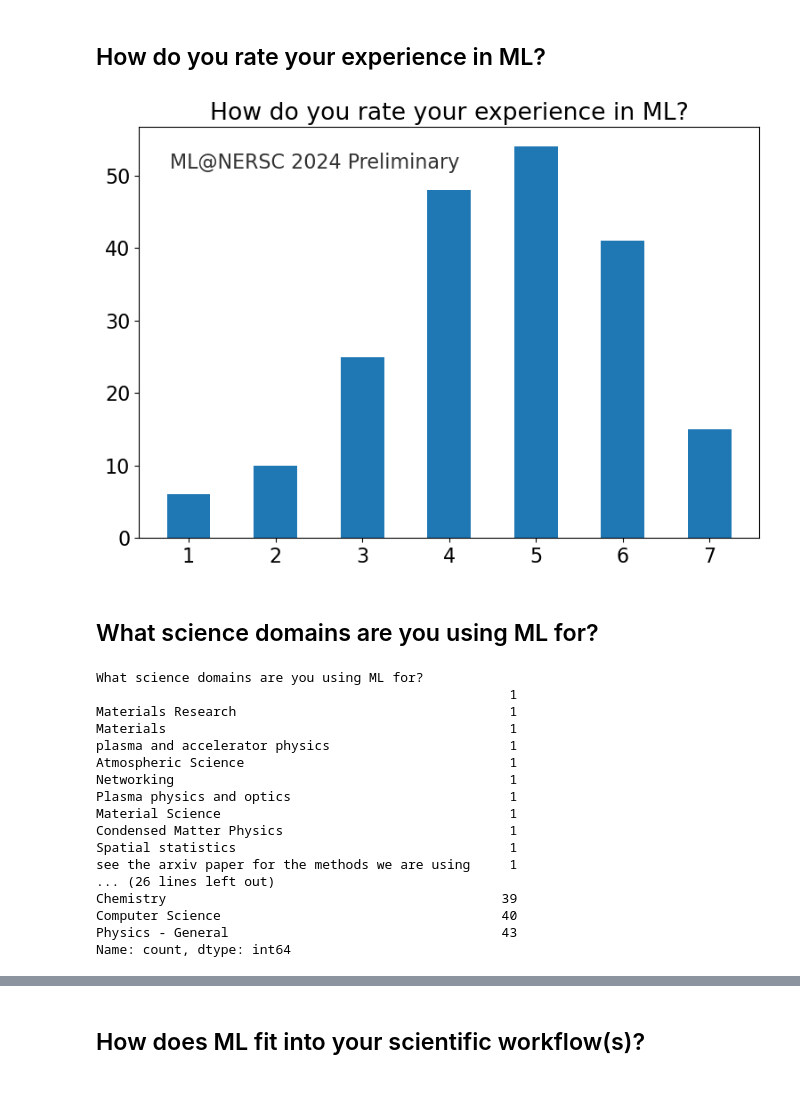
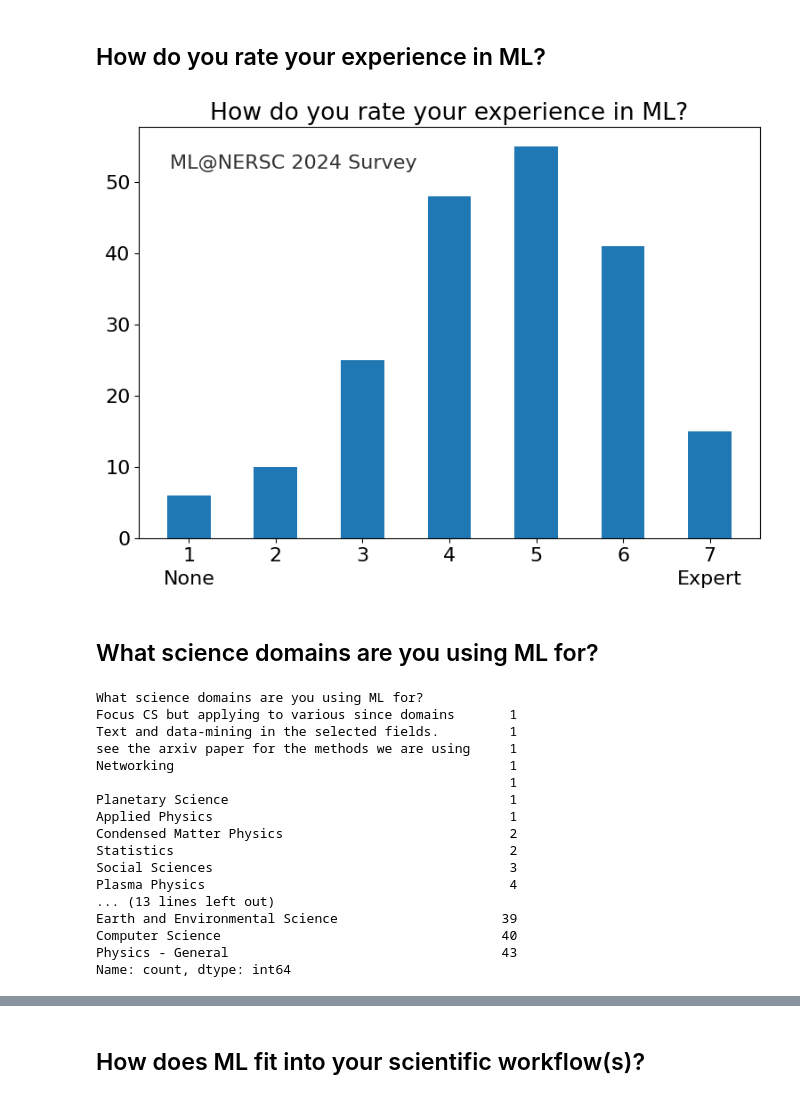
Before and after one commit to sparticlesteve/nersc-ml-survey, a Jupyter notebook: survey_analysis-2024.ipynb, the cells around one changed output, grey strips where cells are left out. Drawn from its saved outputs; the diff is of its cells as text; code cells hidden in the pictures.

Commit message:
update plots, save pdfs

```diff
--- a/survey_analysis-2024.ipynb
+++ b/survey_analysis-2024.ipynb
@@ -15,3 +15,6 @@ def split_multi_response(x):
     """Splits a multiple checkbox answer column into single flattened Series"""
     x = x.dropna()
     return x.apply(lambda x: [s.strip() for s in x.split(',')]).explode()
+
+def savefig(fig, name, extension='pdf', **kwargs):
+    fig.savefig(f'figures/fig_{name}.{extension}', bbox_inches='tight', **kwargs)
@@ -23,3 +21,10 @@ plt.rcParams['font.size'] = 16.0
+# %%
+# Global settings
+colors = plt.rcParams['axes.prop_cycle'].by_key()['color']
+plt.rcParams['figure.figsize'] = (9.0, 6.0)
+plt.rcParams['font.size'] = 16.0
+
+survey_tag = 'ML@NERSC 2024 Survey'
 # %% [markdown]
 ## Load the data
 # %%
@@ -63,11 +68,23 @@ dtype: object
 ## How do you rate your experience in ML?
 # %%
 fig, ax = plt.subplots()
-ax.hist(data.iloc[:,1], bins=13, range=(0.75,7.25))
+counts, _, _ = ax.hist(data.iloc[:,1], bins=13, range=(0.75,7.25))
+
+# Add additional axis labels for "None" and "Expert"
+ax.text(1, -4.5, "None", ha='center', va='top', transform=ax.transData)
+ax.text(7, -4.5, "Expert", ha='center', va='top', transform=ax.transData)
+
+# Alternatively, add annotations on top of bars at x=1 and x=7
+# height_1 = counts[0]  # First bin corresponds to x=1
+# height_7 = counts[-1]  # Last bin corresponds to x=7
+# ax.text(1, height_1 + 0.5, "No\nexperience", ha='center', va='bottom', fontsize=12)
+# ax.text(7, height_7 + 0.5, "I'm an\nexpert", ha='center', va='bottom', fontsize=12)
+
 ax.set_title('How do you rate your experience in ML?')
-plt.text(0.05, 0.9, 'ML@NERSC 2024 Preliminary', alpha=0.8, transform=ax.transAxes);
+plt.text(0.05, 0.9, survey_tag, alpha=0.8, transform=ax.transAxes)
+savefig(fig, 'RateExperience')
 # %% [output]
-[figure, old version]
+[figure, new version]
 # %% [markdown]
 ## What science domains are you using ML for?
 # %%
@@ -77,24 +94,32 @@ responses = data.iloc[:,2]
 # Split responses
 domains = split_multi_response(responses)
 
+# Data cleanup, merging
+domains[domains.str.contains('material', case=False)] = 'Materials Science'
+domains[domains.str.contains('astro', case=False)] = 'Astrophysics'
+domains[domains.str.contains('plasma', case=False)] = 'Plasma Physics'
+domains[domains.str.contains('statistics', case=False)] = 'Statistics'
+domains[domains.str.contains('atmospheric', case=False)] = 'Earth and Environmental Science'
+domains[domains.str.contains('condensed matter', case=False)] = 'Condensed Matter Physics'
+
 # Get unique response counts
 domain_counts = domains.value_counts(ascending=True)
 domain_counts
 # %% [output]
 What science domains are you using ML for?
+Focus CS but applying to various since domains       1
+Text and data-mining in the selected fields.         1
+see the arxiv paper for the methods we are using     1
+Networking                                           1
                                                      1
-Materials Research                                   1
-Materials                                            1
-plasma and accelerator physics                       1
-Atmospheric Science                                  1
-Networking                                           1
-Plasma physics and optics                            1
-Material Science                                     1
-Condensed Matter Physics                             1
-Spatial statistics                                   1
-see the arxiv paper for the methods we are using     1
-... (26 lines left out)
-Chemistry                                           39
+Planetary Science                                    1
+Applied Physics                                      1
+Condensed Matter Physics                             2
+Statistics                                           2
+Social Sciences                                      3
+Plasma Physics                                       4
+... (13 lines left out)
+Earth and Environmental Science                     39
 Computer Science                                    40
 Physics - General                                   43
 Name: count, dtype: int64
```
Also changed, not shown: parts of 31 cells of this notebook, 13 other files.
